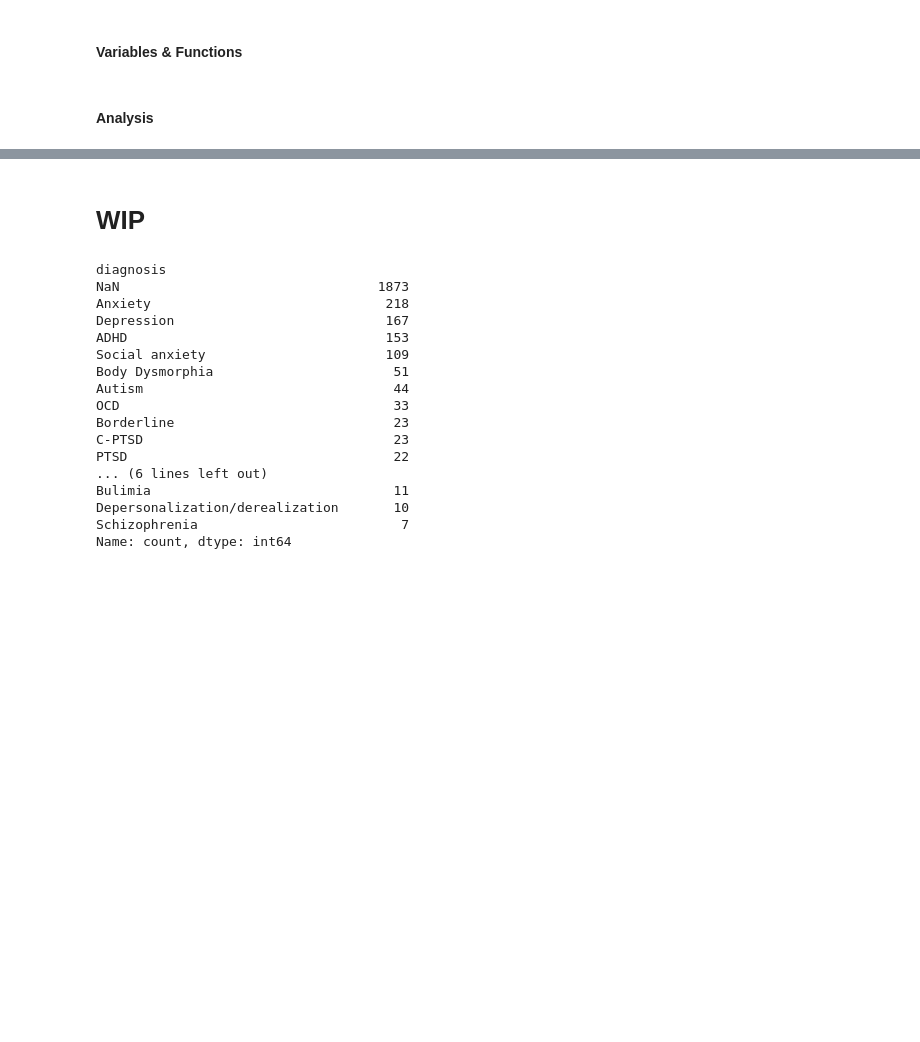
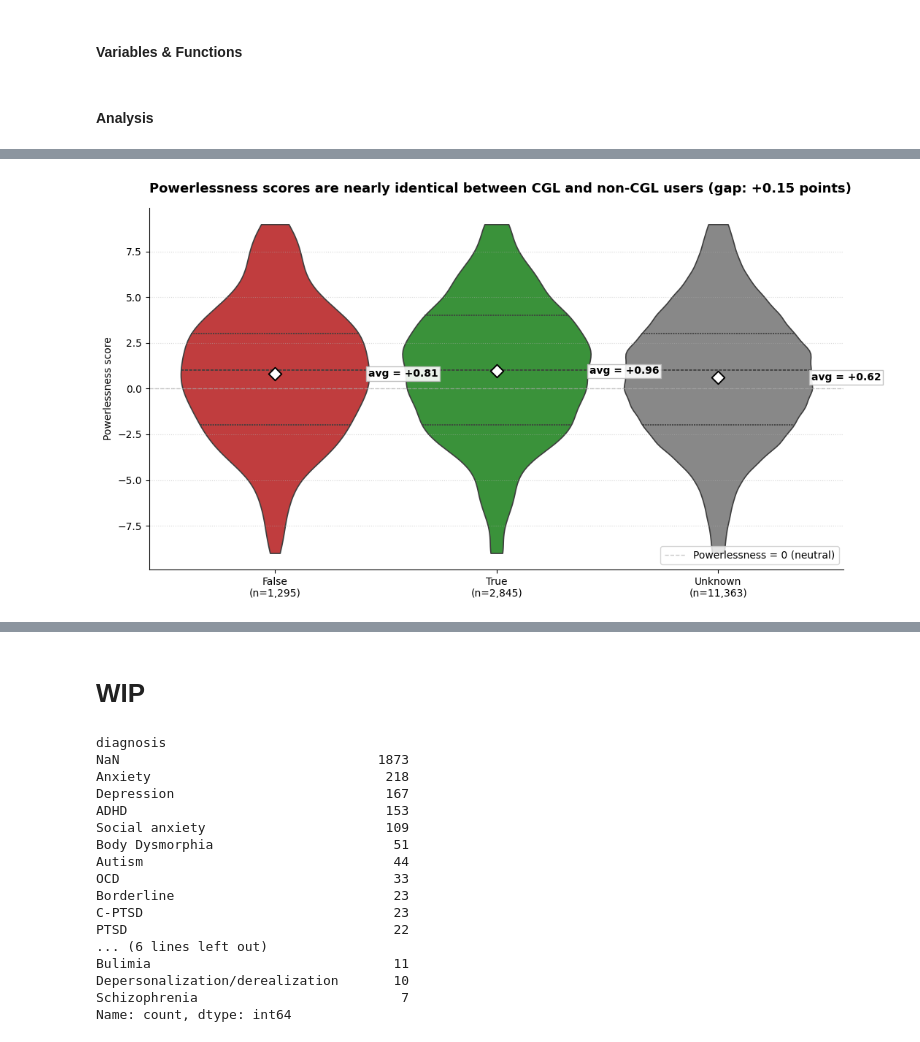
Before and after one commit to darknet-doll/BKS_survey, a Jupyter notebook: 1a_CGL_EDA.ipynb, the cells around one changed output, grey strips where cells are left out. Drawn from its saved outputs; the diff is of its cells as text; code cells hidden in the pictures; blank space fills up the shorter version.

Commit message:
Update EDA notebooks and data review
Co-Authored-By: Claude Opus 4.7 <noreply@anthropic.com>

```diff
--- a/1a_CGL_EDA.ipynb
+++ b/1a_CGL_EDA.ipynb
@@ -1517,0 +1537,85 @@ Passing `palette` without assigning `hue` is deprecated and will be removed in v
+# %%
+# Powerlessness — distribution by CGL flag.
+# Headline finding sits in the title; the chart confirms it visually.
+plot_df = df.copy()
+plot_df['cgl_flag'] = plot_df['cgl_flag'].astype(str)
+
+flag_order = ['False', 'True', 'Unknown']
+palette = {'False': '#d62728', 'True': '#2ca02c', 'Unknown': '#888888'}
+n_per_flag = plot_df['cgl_flag'].value_counts()
+
+sub = plot_df[['cgl_flag', 'powerlessness']].dropna()
+means = sub.groupby('cgl_flag')['powerlessness'].mean()
+
+# Compute the headline finding before plotting.
+gap = means.get('True', float('nan')) - means.get('False', float('nan'))
+if abs(gap) < 0.3:
+    headline = (
+        f'Powerlessness scores are nearly identical between CGL and non-CGL users '
+        f'(gap: {gap:+.2f} points)'
+    )
+else:
+    direction = 'HIGHER' if gap > 0 else 'LOWER'
+    headline = (
+        f'CGL users score {abs(gap):.1f} points {direction} on Powerlessness '
+        f'than non-CGL users'
+    )
+
+# One chart, not two. Violin is more intuitive than a box for a non-technical reader.
+fig, ax = plt.subplots(figsize=(11, 6))
+sns.violinplot(
+    data=sub, x='cgl_flag', y='powerlessness',
+    order=flag_order, palette=palette, ax=ax,
+    inner='quartile', cut=0, linewidth=1.2, width=0.85,
+)
+
+# Mean diamond + inline label on each violin
+ax.scatter(
+    range(len(flag_order)),
+    [means.get(f, float('nan')) for f in flag_order],
+    marker='D', s=80, color='white',
+    edgecolor='black', linewidth=1.4, zorder=10,
+)
+for i, f in enumerate(flag_order):
+    m = means.get(f, float('nan'))
+    if pd.notna(m):
+        ax.text(
+            i + 0.42, m, f'avg = {m:+.2f}',
+            ha='left', va='center', fontsize=10, fontweight='bold',
+            bbox=dict(facecolor='white', edgecolor='#bbbbbb', alpha=0.9, pad=2),
+        )
+
+ax.axhline(0, color='#aaa', linestyle='--', linewidth=1, alpha=0.6,
+           label='Powerlessness = 0 (neutral)')
+
+xtick_labels = [f'{f}\n(n={int(n_per_flag.get(f, 0)):,})' for f in flag_order]
+ax.set_xticklabels(xtick_labels)
+ax.set_xlabel('')
+ax.set_ylabel('Powerlessness score')
+ax.spines['top'].set_visible(False)
+ax.spines['right'].set_visible(False)
+ax.grid(axis='y', linestyle=':', alpha=0.5)
+ax.legend(loc='lower right', frameon=True)
+
+ax.set_title(headline, fontweight='bold', fontsize=13, loc='left', pad=15)
+plt.tight_layout()
+plt.show()
+
+# Stats kept out of the title — surfaced here for curious readers.
+groups = [sub.loc[sub['cgl_flag'] == f, 'powerlessness'].values for f in flag_order]
+groups = [g for g in groups if len(g) > 0]
+stat, p = kruskal(*groups)
+n_total = sum(len(g) for g in groups)
+eta = max(0.0, (stat - len(groups) + 1) / (n_total - len(groups))) if n_total > len(groups) else 0.0
+sig = '***' if p < 0.001 else ('**' if p < 0.01 else ('*' if p < 0.05 else 'ns'))
+print(f"""
+Stats (for curious readers)
+───────────────────────────
+Kruskal-Wallis omnibus across the 3 CGL groups: H = {stat:.1f}, p = {p:.3g} ({sig})
+Effect size η² = {eta:.3f}  (negligible <0.01 · small <0.06 · medium <0.14 · large ≥0.14)
+
+With this n, even a tiny gap can be 'statistically significant'. The magnitude
+({abs(gap):.2f} points on the Powerlessness scale) is what tells you whether the
+difference matters in practice.
+""")
+# %% [output]
@@ -1517,0 +1625 @@ Passing `palette` without assigning `hue` is deprecated and will be removed in v
+[figure, added]
```
Also changed, not shown: parts of 13 cells of this notebook, 2 other files.
